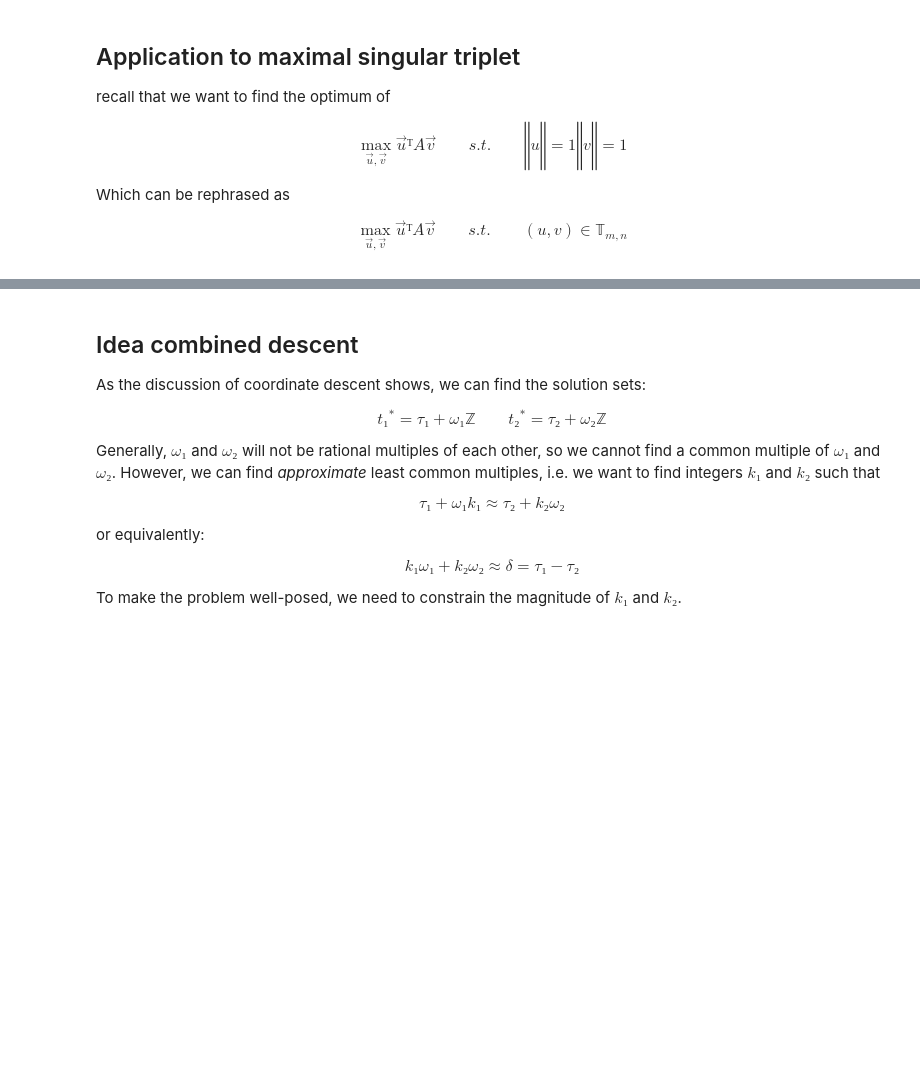
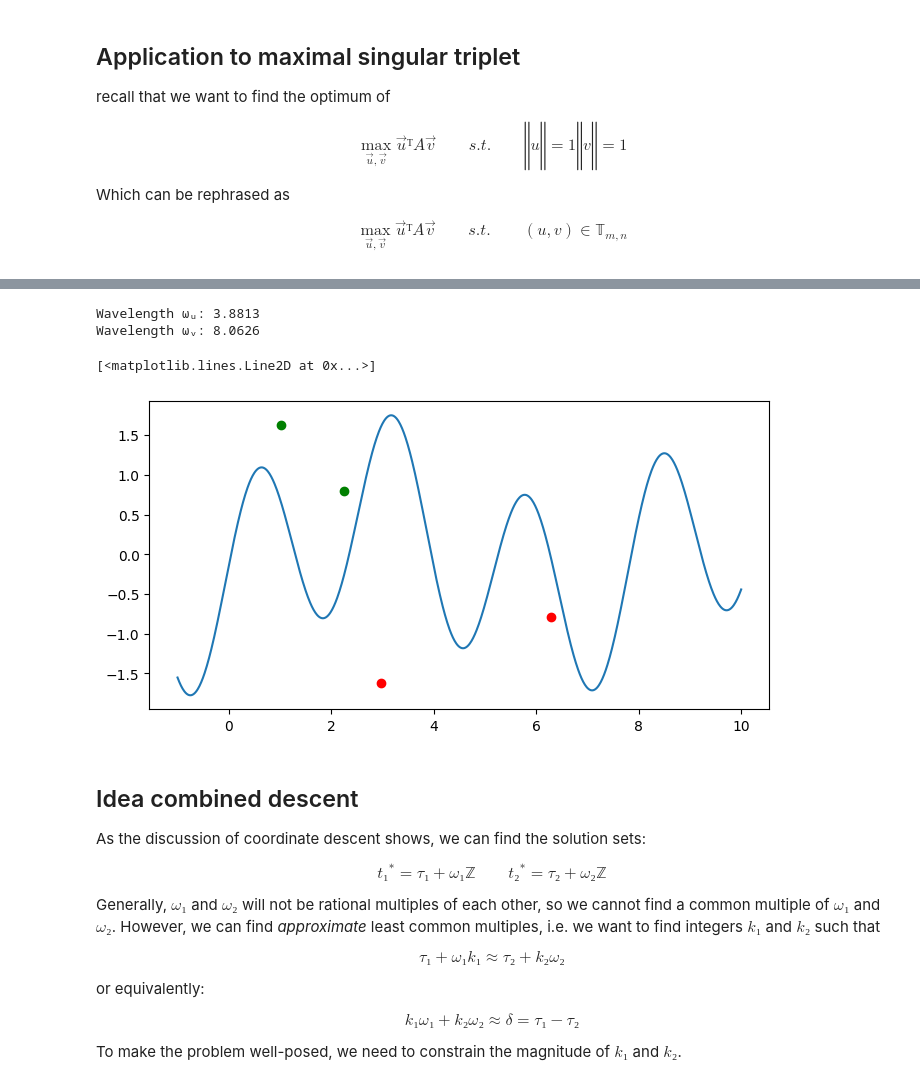
Before and after one commit to randolf-scholz/linodenet, a Jupyter notebook: experiments/riemann_optimization.ipynb, the cells around one changed output, grey strips where cells are left out. Saved outputs shown, nothing was run; the diff lists cells and outputs as text; code cells hidden in the pictures; blank space fills up the shorter version.

```diff
--- a/experiments/riemann_optimization.ipynb
+++ b/experiments/riemann_optimization.ipynb
@@ -194,3 +169,19 @@ _ = ax.plot([0, λᵥ], [0, 0], "-rx")
+# %%
+# update both
+t = torch.linspace(-1, 10, steps=1000)
+func = get_exponential_map(u, v)
+z = value(*func(t))
+fig, ax = plt.subplots(figsize=(8, 4))
+_ = ax.plot(t, z)
+_ = ax.plot(τᵤ, value(u1, v), "-go")
+_ = ax.plot(τᵤ + λᵤ / 2, value(u2, v), "-ro")
+_ = ax.plot(τᵥ, value(u, v1), "-go")
+_ = ax.plot(τᵥ + λᵥ / 2, value(u, v2), "-ro")
+# %% [output]
+Wavelength ωᵤ: 3.8813
+Wavelength ωᵥ: 8.0626
+[<matplotlib.lines.Line2D at 0x...>]
+[figure, added]
 # %% [markdown]
 ## Idea combined descent
 
```
Also changed, not shown: parts of 16 cells of this notebook, 13 other files.
